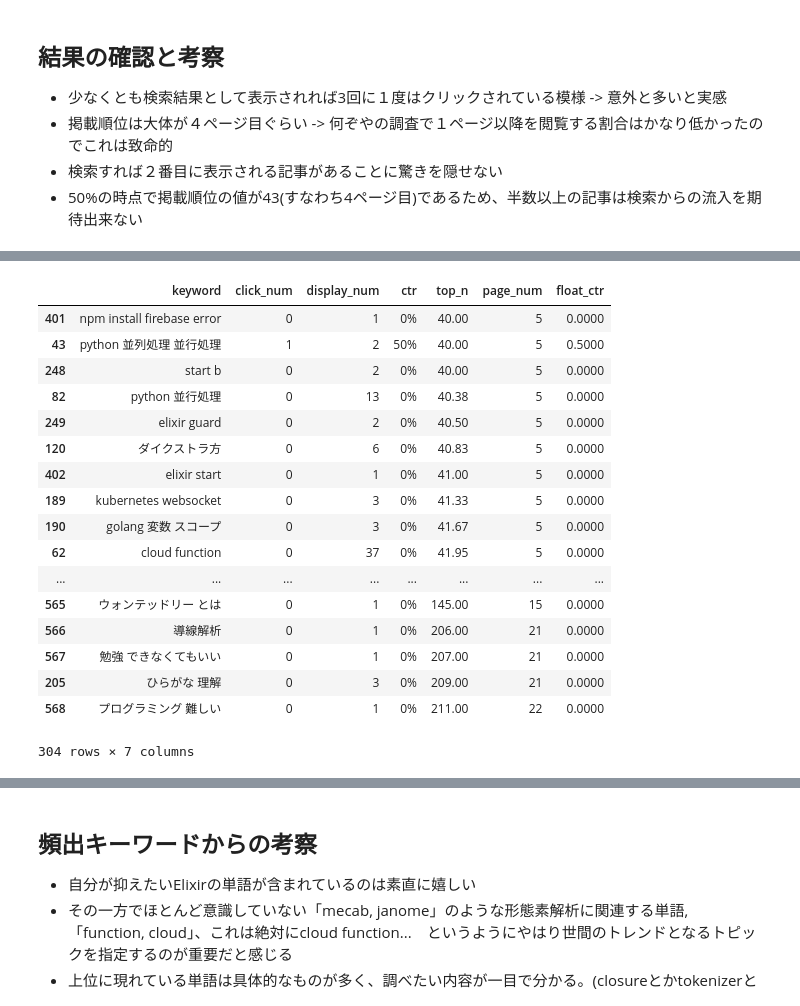
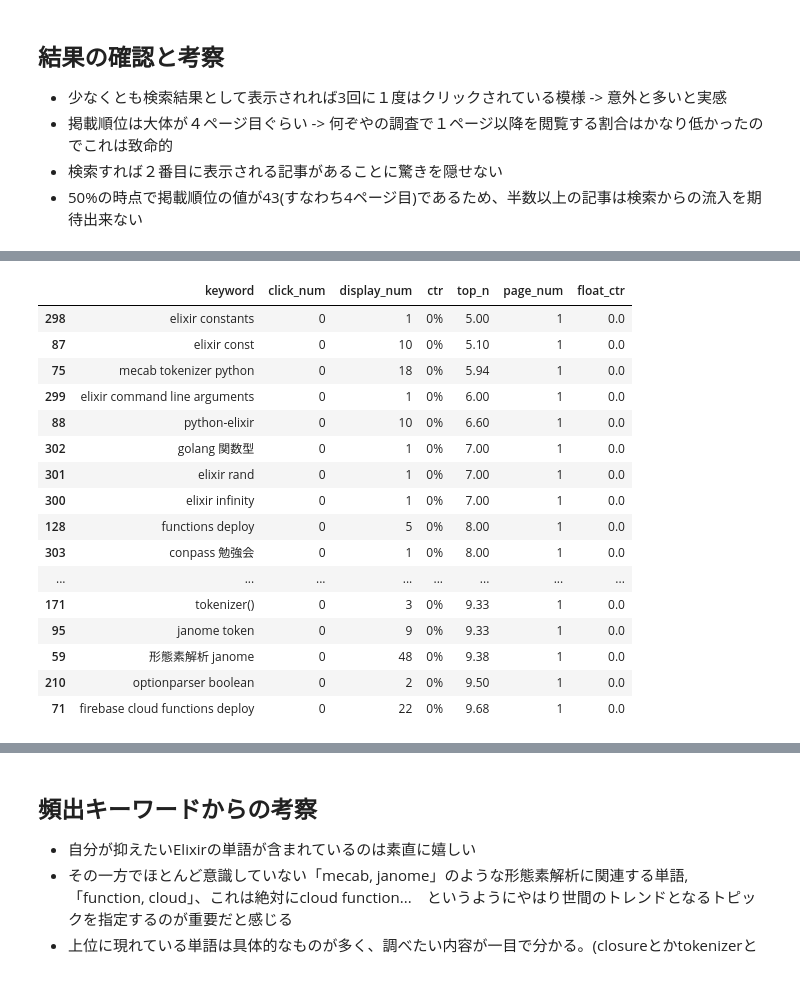
Before and after one commit to okabe-yuya/blog_monetize, a Jupyter notebook: src/basic_analyze.ipynb, the cells around one changed output, grey strips where cells are left out. Saved outputs shown, nothing was run; the diff lists cells and outputs as text; code cells hidden in the pictures.

```diff
--- a/src/basic_analyze.ipynb
+++ b/src/basic_analyze.ipynb
@@ -151,22 +159,21 @@ display_on_one_page
 # %%
-display_on_one_page = add_page_num.sort_values("top_n")[add_page_num.page_num > 4]
-display_on_one_page
+# page_num=1 && ctr == 0
+add_page_num.sort_values("top_n")[add_page_num.page_num == 1][add_page_num.float_ctr == 0]
 # %% [output]
 |  | keyword | click_num | display_num | ctr | top_n | page_num | float_ctr |
-| 401 | npm install firebase error | 0 | 1 | 0% | 40.00 | 5 | 0.0000 |
-| 43 | python 並列処理 並行処理 | 1 | 2 | 50% | 40.00 | 5 | 0.5000 |
-| 248 | start b | 0 | 2 | 0% | 40.00 | 5 | 0.0000 |
-| 82 | python 並行処理 | 0 | 13 | 0% | 40.38 | 5 | 0.0000 |
-| 249 | elixir guard | 0 | 2 | 0% | 40.50 | 5 | 0.0000 |
-| 120 | ダイクストラ方 | 0 | 6 | 0% | 40.83 | 5 | 0.0000 |
-| 402 | elixir start | 0 | 1 | 0% | 41.00 | 5 | 0.0000 |
-| 189 | kubernetes websocket | 0 | 3 | 0% | 41.33 | 5 | 0.0000 |
-| 190 | golang 変数 スコープ | 0 | 3 | 0% | 41.67 | 5 | 0.0000 |
-| 62 | cloud function | 0 | 37 | 0% | 41.95 | 5 | 0.0000 |
+| 298 | elixir constants | 0 | 1 | 0% | 5.00 | 1 | 0.0 |
+| 87 | elixir const | 0 | 10 | 0% | 5.10 | 1 | 0.0 |
+| 75 | mecab tokenizer python | 0 | 18 | 0% | 5.94 | 1 | 0.0 |
+| 299 | elixir command line arguments | 0 | 1 | 0% | 6.00 | 1 | 0.0 |
+| 88 | python-elixir | 0 | 10 | 0% | 6.60 | 1 | 0.0 |
+| 302 | golang 関数型 | 0 | 1 | 0% | 7.00 | 1 | 0.0 |
+| 301 | elixir rand | 0 | 1 | 0% | 7.00 | 1 | 0.0 |
+| 300 | elixir infinity | 0 | 1 | 0% | 7.00 | 1 | 0.0 |
+| 128 | functions deploy | 0 | 5 | 0% | 8.00 | 1 | 0.0 |
+| 303 | conpass 勉強会 | 0 | 1 | 0% | 8.00 | 1 | 0.0 |
 | ... | ... | ... | ... | ... | ... | ... | ... |
-| 565 | ウォンテッドリー とは | 0 | 1 | 0% | 145.00 | 15 | 0.0000 |
-| 566 | 導線解析 | 0 | 1 | 0% | 206.00 | 21 | 0.0000 |
-| 567 | 勉強 できなくてもいい | 0 | 1 | 0% | 207.00 | 21 | 0.0000 |
-| 205 | ひらがな 理解 | 0 | 3 | 0% | 209.00 | 21 | 0.0000 |
-| 568 | プログラミング 難しい | 0 | 1 | 0% | 211.00 | 22 | 0.0000 |
+| 171 | tokenizer() | 0 | 3 | 0% | 9.33 | 1 | 0.0 |
+| 95 | janome token | 0 | 9 | 0% | 9.33 | 1 | 0.0 |
+| 59 | 形態素解析 janome | 0 | 48 | 0% | 9.38 | 1 | 0.0 |
+| 210 | optionparser boolean | 0 | 2 | 0% | 9.50 | 1 | 0.0 |
+| 71 | firebase cloud functions deploy | 0 | 22 | 0% | 9.68 | 1 | 0.0 |
-304 rows × 7 columns
```
Also changed, not shown: parts of 15 cells of this notebook.
